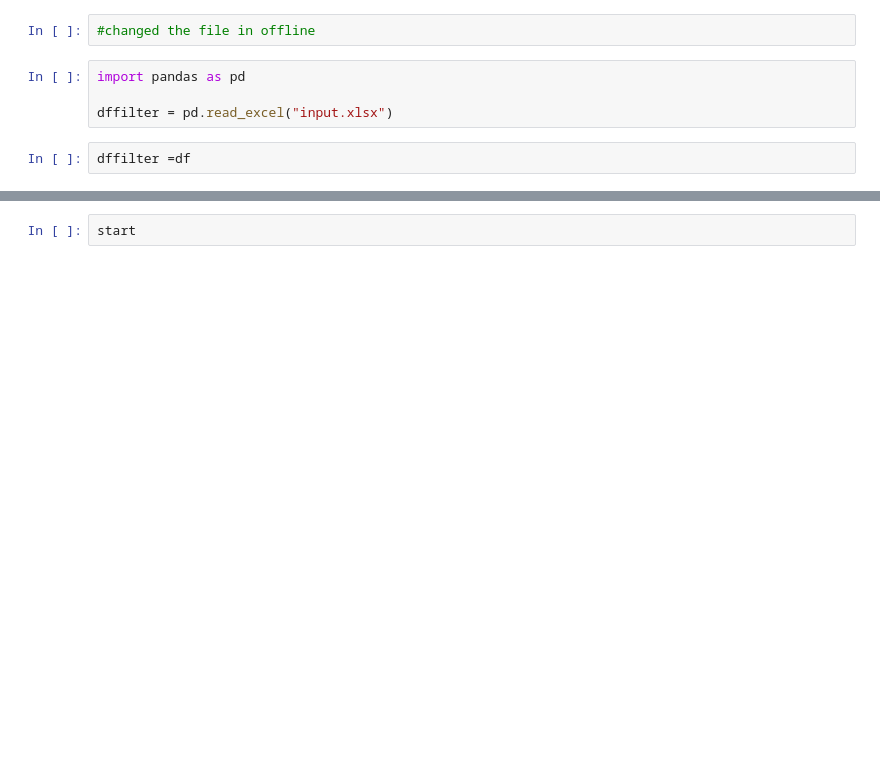
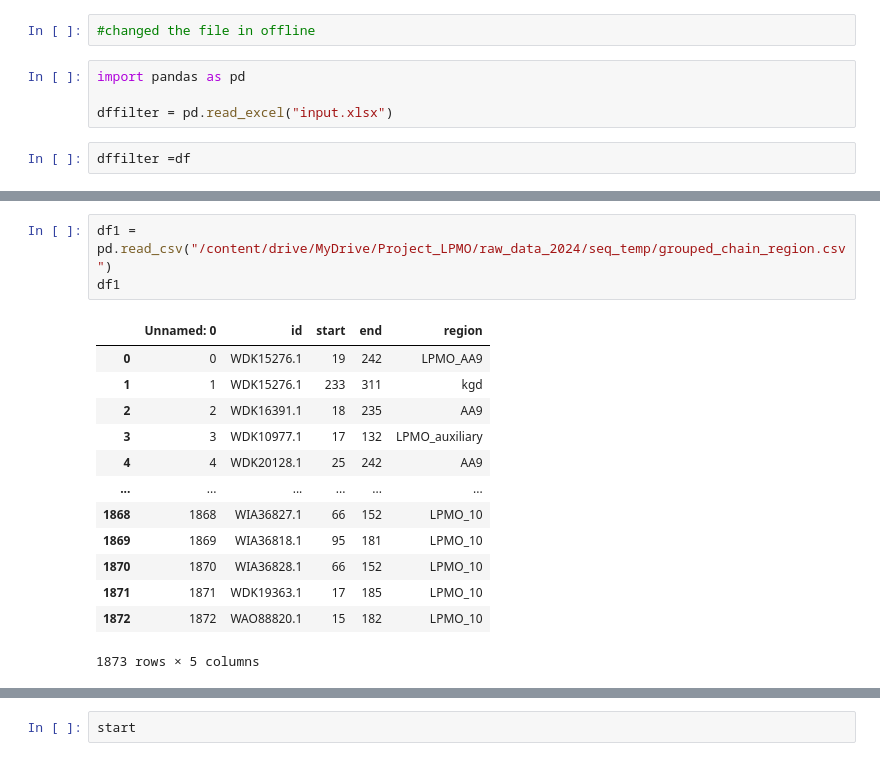
Before and after one commit to oCt-raiN/LPMO_python, a Jupyter notebook: Python_codes_old/cazy_data.ipynb, the cells around one changed output, grey strips where cells are left out. Saved outputs shown, nothing was run; the diff lists cells and outputs as text; blank space fills up the shorter version.

```diff
--- a/Python_codes_old/cazy_data.ipynb
+++ b/Python_codes_old/cazy_data.ipynb
@@ -345,0 +366,17 @@ completed:1196
+# %%
+df1 = pd.read_csv("/content/drive/MyDrive/Project_LPMO/raw_data_2024/seq_temp/grouped_chain_region.csv")
+df1
+# %% [output]
+|  | Unnamed: 0 | id | start | end | region |
+| 0 | 0 | WDK15276.1 | 19 | 242 | LPMO_AA9 |
+| 1 | 1 | WDK15276.1 | 233 | 311 | kgd |
+| 2 | 2 | WDK16391.1 | 18 | 235 | AA9 |
+| 3 | 3 | WDK10977.1 | 17 | 132 | LPMO_auxiliary |
+| 4 | 4 | WDK20128.1 | 25 | 242 | AA9 |
+| ... | ... | ... | ... | ... | ... |
+| 1868 | 1868 | WIA36827.1 | 66 | 152 | LPMO_10 |
+| 1869 | 1869 | WIA36818.1 | 95 | 181 | LPMO_10 |
+| 1870 | 1870 | WIA36828.1 | 66 | 152 | LPMO_10 |
+| 1871 | 1871 | WDK19363.1 | 17 | 185 | LPMO_10 |
+| 1872 | 1872 | WAO88820.1 | 15 | 182 | LPMO_10 |
+1873 rows × 5 columns
```
Also changed, not shown: parts of 8 cells of this notebook.
